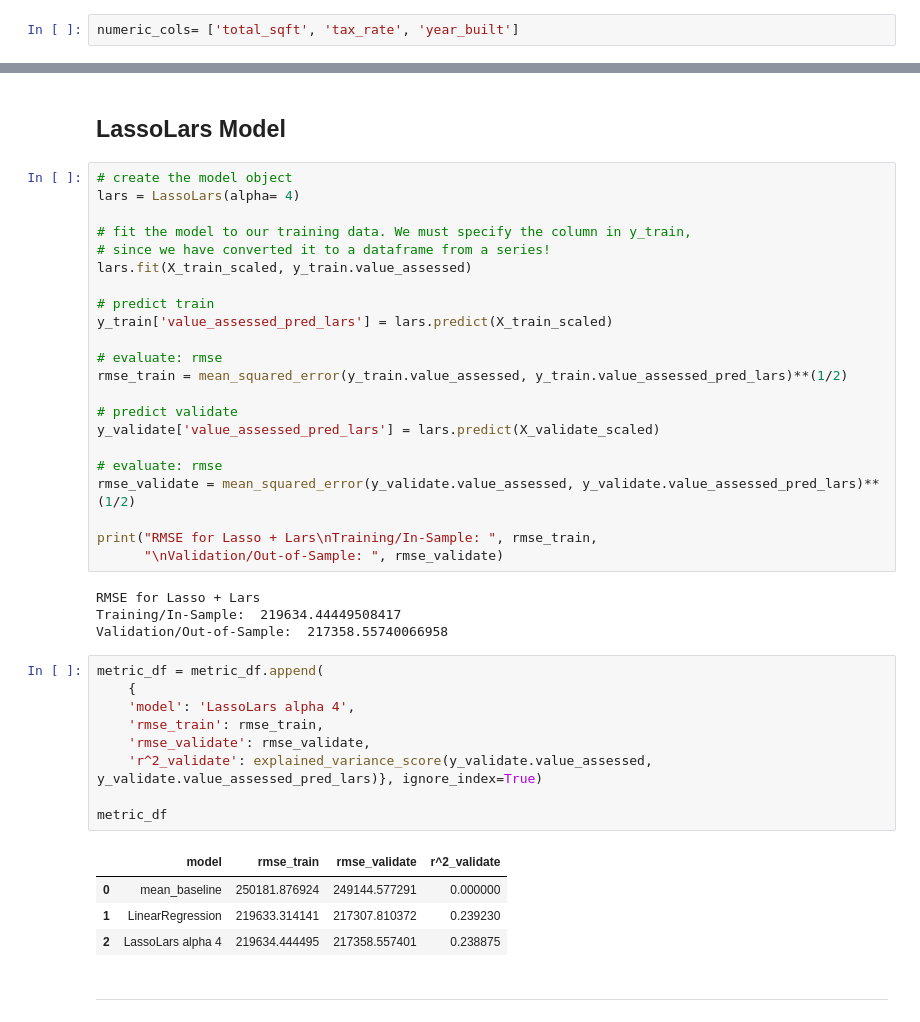
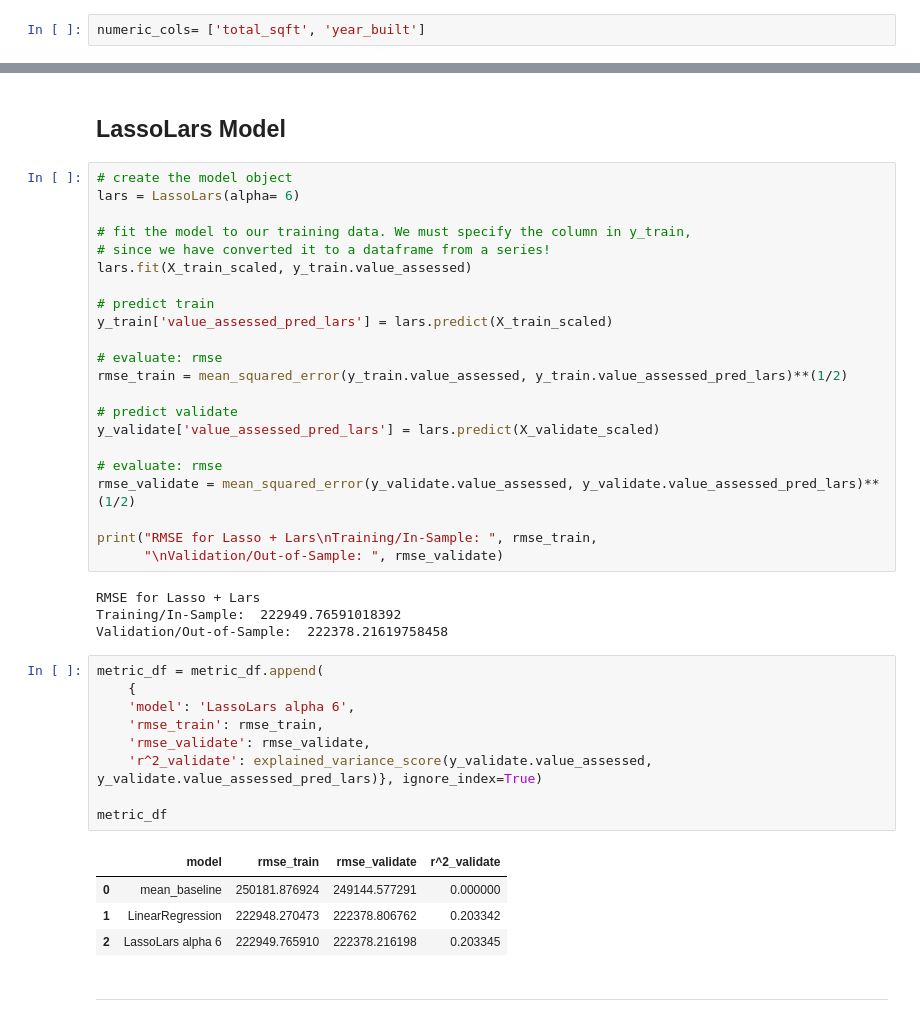
Before and after one commit to natasharivers/Zillow_Regression_Project, a Jupyter notebook: Initial Notebook.ipynb, the cells around one changed output, grey strips where cells are left out. Saved outputs shown, nothing was run; the diff lists cells and outputs as text.

```diff
--- a/Initial Notebook.ipynb
+++ b/Initial Notebook.ipynb
@@ -429,7 +429,7 @@ Index(['total_sqft', 'bedrooms', 'bathrooms', 'value_assessed', 'tax_amount',
 # %% [markdown]
 <hr style="border:2px solid black"> </hr>
 # %%
-numeric_cols= ['total_sqft', 'tax_rate', 'year_built']
+numeric_cols= ['total_sqft', 'year_built']
 # %%
 #minmaxscaler
 X_train_scaled, X_validate_scaled, X_test_scaled = wrangle.min_max_scale(X_train, X_validate, X_test, numeric_cols)
@@ -750,7 +785,7 @@ metric_df
 ## LassoLars Model
 # %%
 # create the model object
-lars = LassoLars(alpha= 4)
+lars = LassoLars(alpha= 6)
 
 # fit the model to our training data. We must specify the column in y_train,
 # since we have converted it to a dataframe from a series!
@@ -772,22 +807,22 @@ print("RMSE for Lasso + Lars\nTraining/In-Sample: ", rmse_train,
       "\nValidation/Out-of-Sample: ", rmse_validate)
 # %% [output]
 RMSE for Lasso + Lars
-Training/In-Sample:  219634.44449508417
-Validation/Out-of-Sample:  217358.55740066958
+Training/In-Sample:  222949.76591018392
+Validation/Out-of-Sample:  222378.21619758458
 # %%
 metric_df = metric_df.append(
     {
-    'model': 'LassoLars alpha 4',
+    'model': 'LassoLars alpha 6',
     'rmse_train': rmse_train,
     'rmse_validate': rmse_validate,
     'r^2_validate': explained_variance_score(y_validate.value_assessed, y_validate.value_assessed_pred_lars)}, ignore_index=True)
 
 metric_df
 # %% [output]
 |  | model | rmse_train | rmse_validate | r^2_validate |
 | 0 | mean_baseline | 250181.876924 | 249144.577291 | 0.000000 |
-| 1 | LinearRegression | 219633.314141 | 217307.810372 | 0.239230 |
-| 2 | LassoLars alpha 4 | 219634.444495 | 217358.557401 | 0.238875 |
+| 1 | LinearRegression | 222948.270473 | 222378.806762 | 0.203342 |
+| 2 | LassoLars alpha 6 | 222949.765910 | 222378.216198 | 0.203345 |
 # %% [markdown]
 <hr style="border:2px solid black"> </hr>
 # %% [markdown]
```
Also changed, not shown: parts of 20 cells of this notebook.
